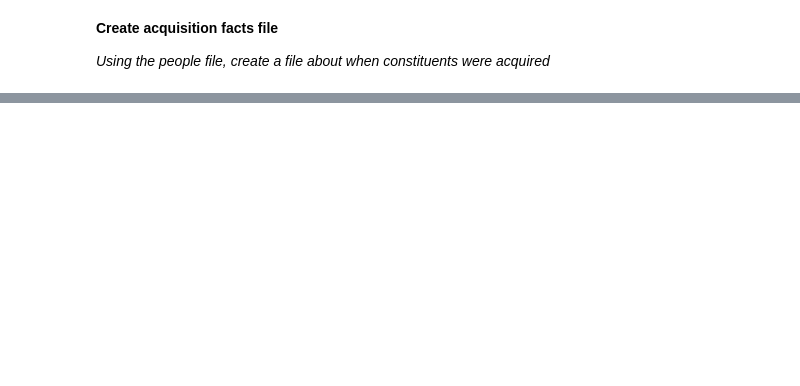
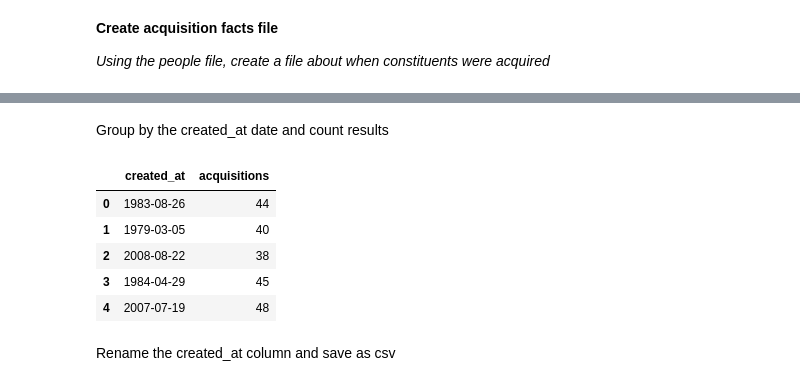
Before and after one commit to squareleaf/mission_wired_data, a Jupyter notebook: MissionWired_DataEngineer.ipynb, the cells around one changed output, grey strips where cells are left out. Drawn from its saved outputs; the diff is of its cells as text; code cells hidden in the pictures; blank space fills up the shorter version.

Commit message:
Create acquisition_facts file

```diff
--- a/MissionWired_DataEngineer.ipynb
+++ b/MissionWired_DataEngineer.ipynb
@@ -135,0 +143,4 @@ people.to_csv('people.csv', header=True, index=False)
+# %%
+acquisition_facts = pd.DataFrame()
+acquisition_facts['created_at'] = people['created_dt'].str.slice(5, 15)
+acquisition_facts.head(5)
@@ -135,0 +154,14 @@ people.to_csv('people.csv', header=True, index=False)
+# %% [markdown]
+Group by the created_at date and count results
+# %%
+acquisition_facts['acquisitions'] = acquisition_facts.groupby('created_at')['created_at'].transform('count')
+acquisition_facts.head()
+# %% [output]
+|  | created_at | acquisitions |
+| 0 | 1983-08-26 | 44 |
+| 1 | 1979-03-05 | 40 |
+| 2 | 2008-08-22 | 38 |
+| 3 | 1984-04-29 | 45 |
+| 4 | 2007-07-19 | 48 |
+# %% [markdown]
+Rename the created_at column and save as csv
```
Also changed, not shown: parts of 4 cells of this notebook.
